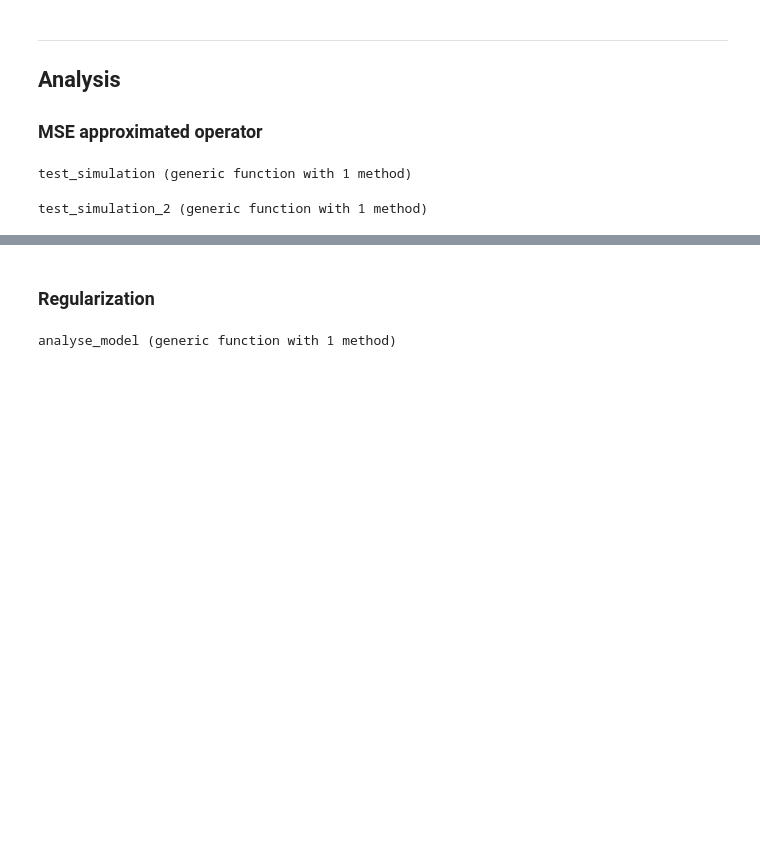
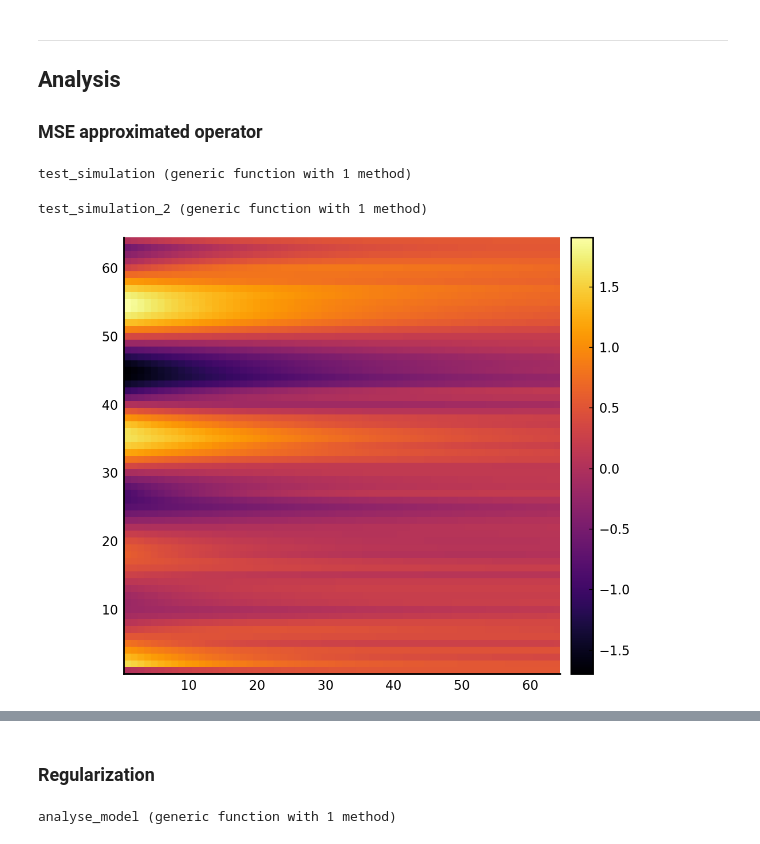
Before and after one commit to vdesgrange/closure-model, a Jupyter notebook: experiments/julia_src/neural_closure/heat_equation_neural_ode.ipynb, the cells around one changed output, grey strips where cells are left out. Cells and saved outputs as stored; diff of their text form; code cells hidden in the pictures; blank space fills up the shorter version.

```diff
--- a/experiments/julia_src/neural_closure/heat_equation_neural_ode.ipynb
+++ b/experiments/julia_src/neural_closure/heat_equation_neural_ode.ipynb
@@ -305,10 +378,12 @@ end
 # %% [output]
 test_simulation_2 (generic function with 1 method)
 # %%
-t, u0, u = Generator.get_heat_batch(t_max, t_min, x_max, x_min, x_n, t_n, 2, kappa, k);
+t, u0, u = Generator.get_heat_batch(t_max, t_min, x_max, x_min, x_n, t_n, 2, kappa);
 prob_neuralode = DiffEqFlux.NeuralODE(K, (t[1], t[end]), Tsit5(), saveat=t);
 u_pred = prob_neuralode(u0, p);
 
 GraphicTools.show_state(hcat(u_pred.u...), "")
+# %% [output]
+[figure, added]
 # %%
 GraphicTools.show_state(u, "")
```
Also changed, not shown: parts of 41 cells of this notebook, 4 other files.
